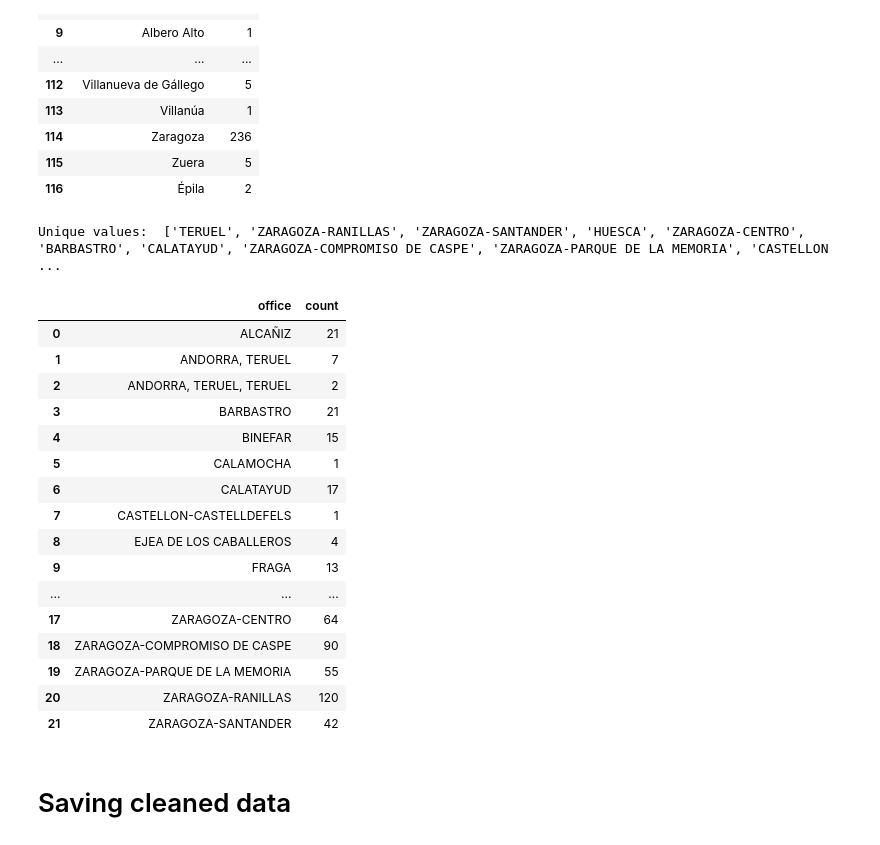
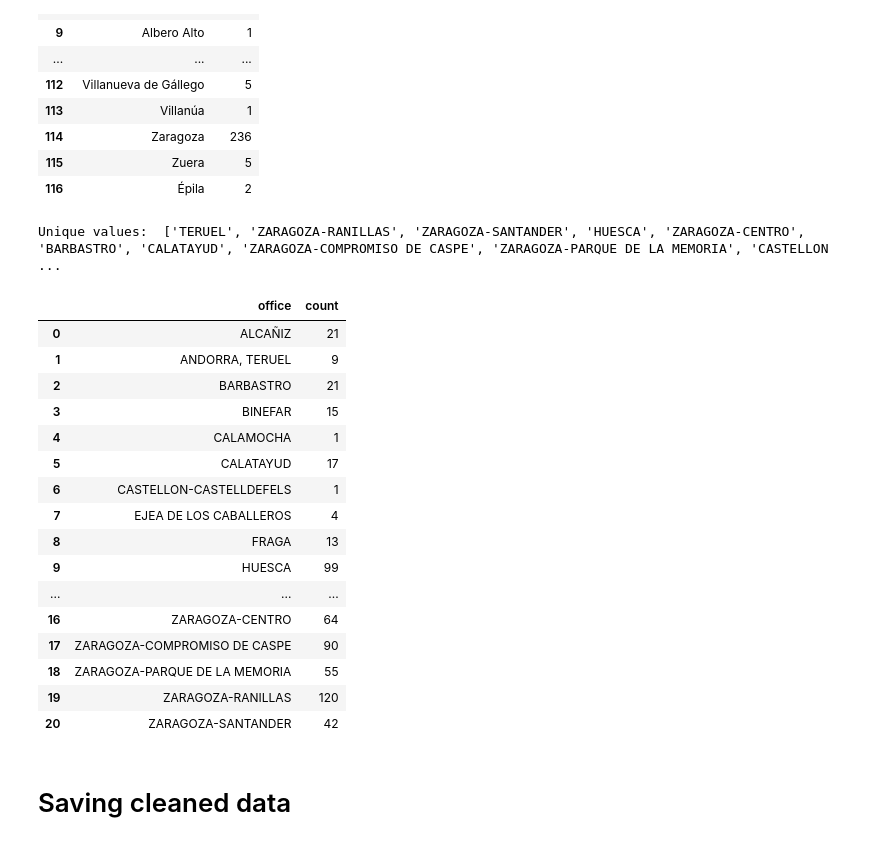
Before and after one commit to mrodriguezh/eq_1_demanda_empleo, a Jupyter notebook: src/main/nb/data_preprocessing.ipynb, the cells around one changed output. Drawn from its saved outputs; the diff is of its cells as text; code cells hidden in the pictures.

```diff
--- a/src/main/nb/data_preprocessing.ipynb
+++ b/src/main/nb/data_preprocessing.ipynb
@@ -135,34 +138,34 @@ Unique values:  ['Teruel', 'Cuarte de Huerva', 'Zaragoza', 'El Burgo de Ebro', '
 | 116 | Épila | 2 |
 # %%
 # Cleaning "office" column:
-BAD_OFFICE_LIST = [('Sabi–‡nigo', 'SABIÑANIGO'), ('SABI„ANIGO', 'SABIÑANIGO'), ('Alca–iz', 'ALCAÑIZ'), ('MONZON', 'MONZÓN'), ('CASPE', 'ZARAGOZA-COMPROMISO DE CASPE'), ('ZARAGOZA-COMPROMISO DE', 'ZARAGOZA-COMPROMISO DE CASPE'), ('EJEA', 'EJEA DE LOS CABALLEROS'), ('ANDORRA', 'ANDORRA, TERUEL'), ('ZARAGORA-CENTRO', 'ZARAGOZA-CENTRO')]
+BAD_OFFICE_LIST = [('Sabi–‡nigo', 'SABIÑANIGO'), ('SABI„ANIGO', 'SABIÑANIGO'), ('Alca–iz', 'ALCAÑIZ'), ('MONZON', 'MONZÓN'), ('CASPE', 'ZARAGOZA-COMPROMISO DE CASPE'), ('ZARAGOZA-COMPROMISO DE', 'ZARAGOZA-COMPROMISO DE CASPE'), ('EJEA', 'EJEA DE LOS CABALLEROS'), ('ANDORRA', 'ANDORRA, TERUEL'), ('ZARAGORA-CENTRO', 'ZARAGOZA-CENTRO'),('ANDORRA, TERUEL, TERUEL','ANDORRA, TERUEL')]
 for bad_office in BAD_OFFICE_LIST:
     df_data['office']=df_data['office'].astype(str).str.replace(bad_office[0], bad_office[1])
     df_data['office']=(df_data['office'].str.split().apply(lambda x: OrderedDict.fromkeys(x).keys()).str.join(' '))
     df_data['office']=df_data['office'].astype(str).str.strip()
 
 print('Unique values: ', df_data['office'].unique().tolist())
 df_city = df_data.groupby(['office']).size().reset_index(name='count')
 display(df_city)
 # %% [output]
 Unique values:  ['TERUEL', 'ZARAGOZA-RANILLAS', 'ZARAGOZA-SANTANDER', 'HUESCA', 'ZARAGOZA-CENTRO', 'BARBASTRO', 'CALATAYUD', 'ZARAGOZA-COMPROMISO DE CASPE', 'ZARAGOZA-PARQUE DE LA MEMORIA', 'CASTELLON ...
 |  | office | count |
 | 0 | ALCAÑIZ | 21 |
-| 1 | ANDORRA, TERUEL | 7 |
-| 2 | ANDORRA, TERUEL, TERUEL | 2 |
-| 3 | BARBASTRO | 21 |
-| 4 | BINEFAR | 15 |
-| 5 | CALAMOCHA | 1 |
-| 6 | CALATAYUD | 17 |
-| 7 | CASTELLON-CASTELLDEFELS | 1 |
-| 8 | EJEA DE LOS CABALLEROS | 4 |
-| 9 | FRAGA | 13 |
+| 1 | ANDORRA, TERUEL | 9 |
+| 2 | BARBASTRO | 21 |
+| 3 | BINEFAR | 15 |
+| 4 | CALAMOCHA | 1 |
+| 5 | CALATAYUD | 17 |
+| 6 | CASTELLON-CASTELLDEFELS | 1 |
+| 7 | EJEA DE LOS CABALLEROS | 4 |
+| 8 | FRAGA | 13 |
+| 9 | HUESCA | 99 |
 | ... | ... | ... |
-| 17 | ZARAGOZA-CENTRO | 64 |
-| 18 | ZARAGOZA-COMPROMISO DE CASPE | 90 |
-| 19 | ZARAGOZA-PARQUE DE LA MEMORIA | 55 |
-| 20 | ZARAGOZA-RANILLAS | 120 |
-| 21 | ZARAGOZA-SANTANDER | 42 |
+| 16 | ZARAGOZA-CENTRO | 64 |
+| 17 | ZARAGOZA-COMPROMISO DE CASPE | 90 |
+| 18 | ZARAGOZA-PARQUE DE LA MEMORIA | 55 |
+| 19 | ZARAGOZA-RANILLAS | 120 |
+| 20 | ZARAGOZA-SANTANDER | 42 |
 # %% [markdown]
 # Saving cleaned data
 # %%
```
Also changed, not shown: parts of 1 cell of this notebook, 1 other file.
